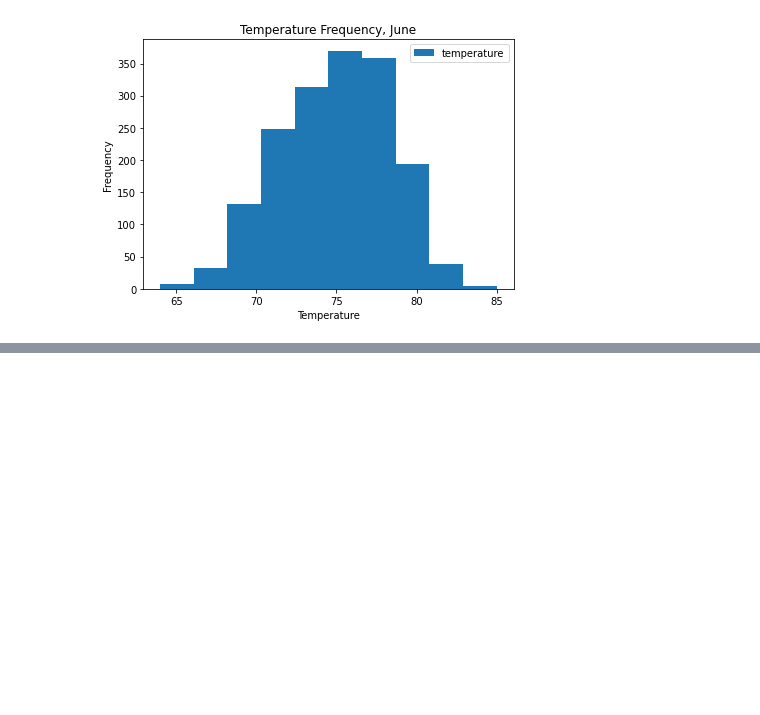
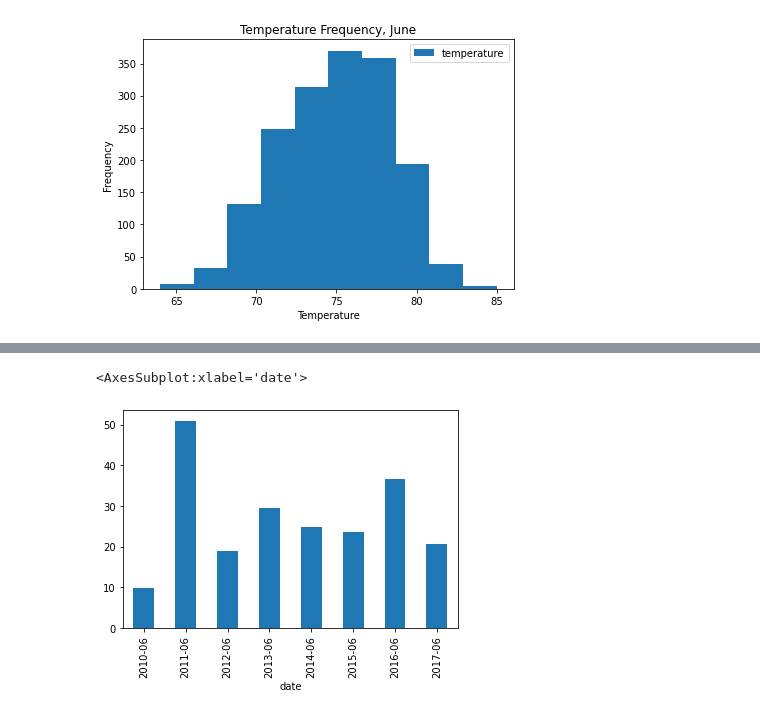
Before and after one commit to scaslo2/surfs_up, a Jupyter notebook: SurfsUp_Challenge.ipynb, the cells around one changed output, grey strips where cells are left out. Saved outputs shown, nothing was run; the diff lists cells and outputs as text; code cells hidden in the pictures; blank space fills up the shorter version.

Commit message:
More images and refactored code.

```diff
--- a/SurfsUp_Challenge.ipynb
+++ b/SurfsUp_Challenge.ipynb
@@ -187,3 +188,6 @@ plt.ylabel("Frequency")
 # %% [output]
 Text(23.875, 0.5, 'Frequency')
 [figure]
+# %%
+december_precip = session.query(Measurement.date, Measurement.prcp).filter(extract('month', Measurement.date)==12).all()
+june_precip = session.query(Measurement.date, Measurement.prcp).filter(extract('month', Measurement.date)==6).all()
@@ -189,0 +207,4 @@ Text(23.875, 0.5, 'Frequency')
+# %%
+june_precip_df = pd.DataFrame(june_precip, columns = ['date', 'precipitation'])
+
+june_precip_df.info()
@@ -189,0 +221,6 @@ Text(23.875, 0.5, 'Frequency')
+# %%
+june_precip_df['date']= pd.to_datetime(june_precip_df['date'])
+june_precip_df['precipitation'].groupby(june_precip_df['date'].dt.to_period('M')).sum().plot(kind='bar')
+# %% [output]
+<AxesSubplot:xlabel='date'>
+[figure, added]
```
Also changed, not shown: parts of 6 cells of this notebook, 4 other files.
